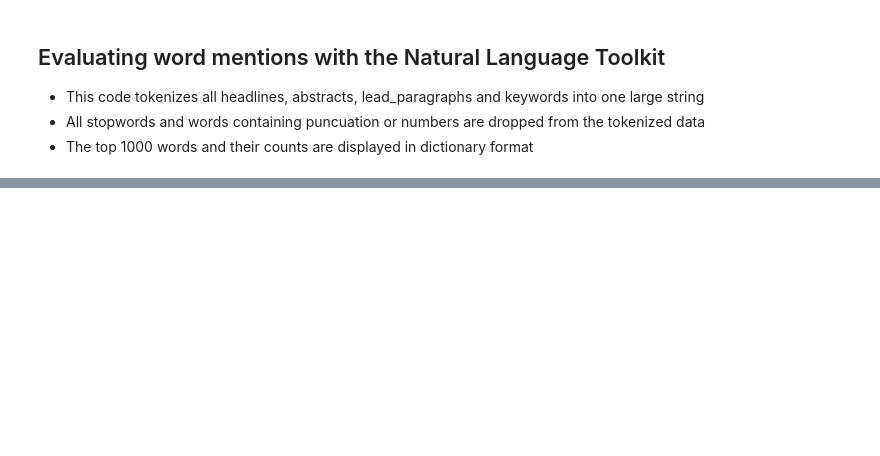
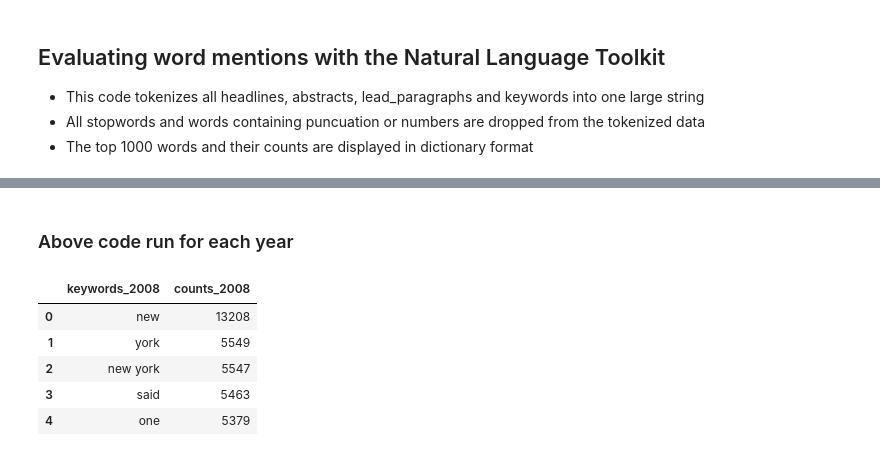
Before and after one commit to RoarkJ/NYT-Keyword-Analysis, a Jupyter notebook: natural_language_processing.ipynb, the cells around one changed output, grey strips where cells are left out. Saved outputs shown, nothing was run; the diff lists cells and outputs as text; code cells hidden in the pictures; blank space fills up the shorter version.

```diff
--- a/natural_language_processing.ipynb
+++ b/natural_language_processing.ipynb
@@ -162,0 +170,15 @@ top_terms_dict
+# %% [markdown]
+### Above code run for each year
+# %%
+series_2020 = pd.read_csv("Output/DFs/2020_series.csv")
+series_2016 = pd.read_csv("Output/DFs/2016_series.csv")
+series_2012 = pd.read_csv("Output/DFs/2012_series.csv")
+series_2008 = pd.read_csv("Output/DFs/2008_series.csv")
+series_2008.head()
+# %% [output]
+|  | keywords_2008 | counts_2008 |
+| 0 | new | 13208 |
+| 1 | york | 5549 |
+| 2 | new york | 5547 |
+| 3 | said | 5463 |
+| 4 | one | 5379 |
```
Also changed, not shown: parts of 14 cells of this notebook, 3 other files.
